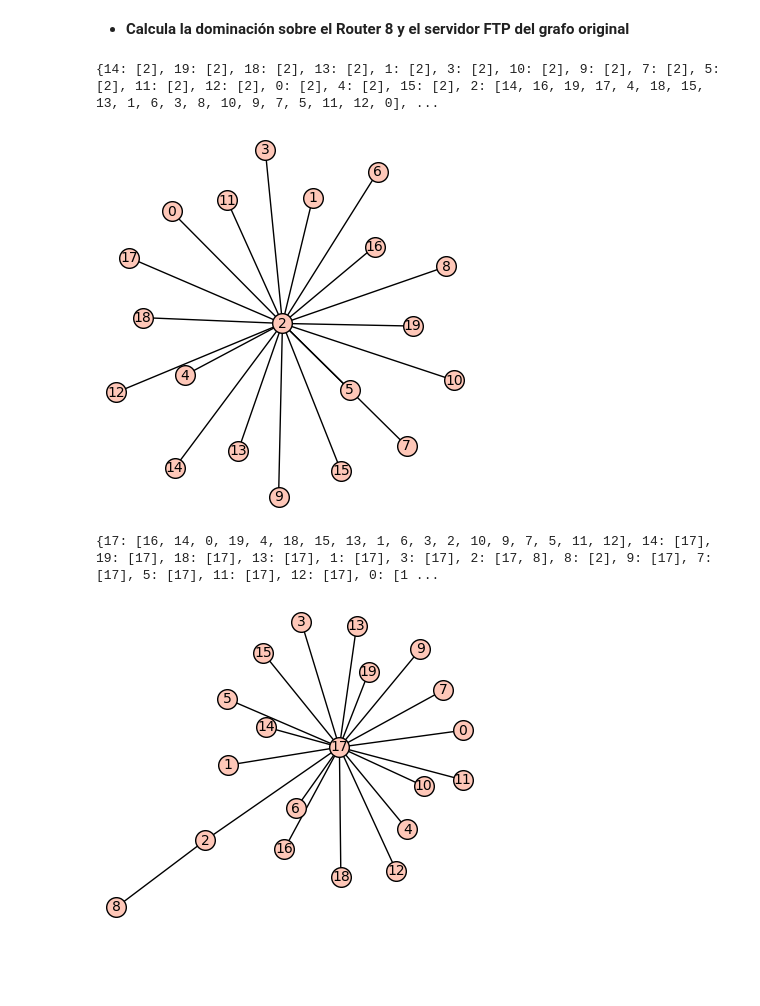
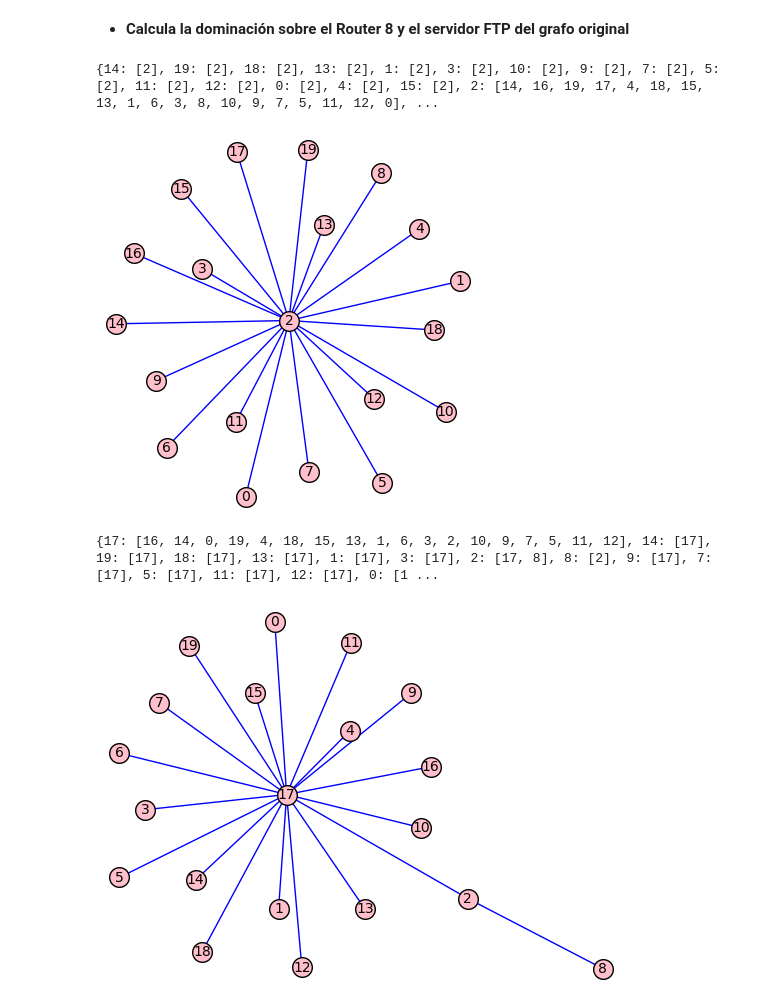
Before and after one commit to chrasucar/MATI, a Jupyter notebook: Práctica Final/Práctica Final Grupo 12.ipynb, the cells around one changed output. Cells and saved outputs as stored; diff of their text form; code cells hidden in the pictures; blank space fills up the shorter version.

```diff
--- a/Práctica Final/Práctica Final Grupo 12.ipynb
+++ b/Práctica Final/Práctica Final Grupo 12.ipynb
@@ -1061,16 +1062,16 @@ dominacion = G.dominator_tree(8)
 
 print(dominacion.to_dictionary())
 
-show(dominacion)
+dominacion.plot(vertex_color = 'pink', edge_color = 'blue')
 # %% [output]
 {14: [2], 19: [2], 18: [2], 13: [2], 1: [2], 3: [2], 10: [2], 9: [2], 7: [2], 5: [2], 11: [2], 12: [2], 0: [2], 4: [2], 15: [2], 2: [14, 16, 19, 17, 4, 18, 15, 13, 1, 6, 3, 8, 10, 9, 7, 5, 11, 12, 0], ...
-[figure, old version]
+[figure, new version]
 # %%
 dominacion1 = G.dominator_tree(17)
 
 print(dominacion1.to_dictionary())
 
-show(dominacion1)
+dominacion1.plot(vertex_color = 'pink', edge_color = 'blue')
 # %% [output]
 {17: [16, 14, 0, 19, 4, 18, 15, 13, 1, 6, 3, 2, 10, 9, 7, 5, 11, 12], 14: [17], 19: [17], 18: [17], 13: [17], 1: [17], 3: [17], 2: [17, 8], 8: [2], 9: [17], 7: [17], 5: [17], 11: [17], 12: [17], 0: [1 ...
-[figure, old version]
+[figure, new version]
```
Also changed, not shown: parts of 4 cells of this notebook.
